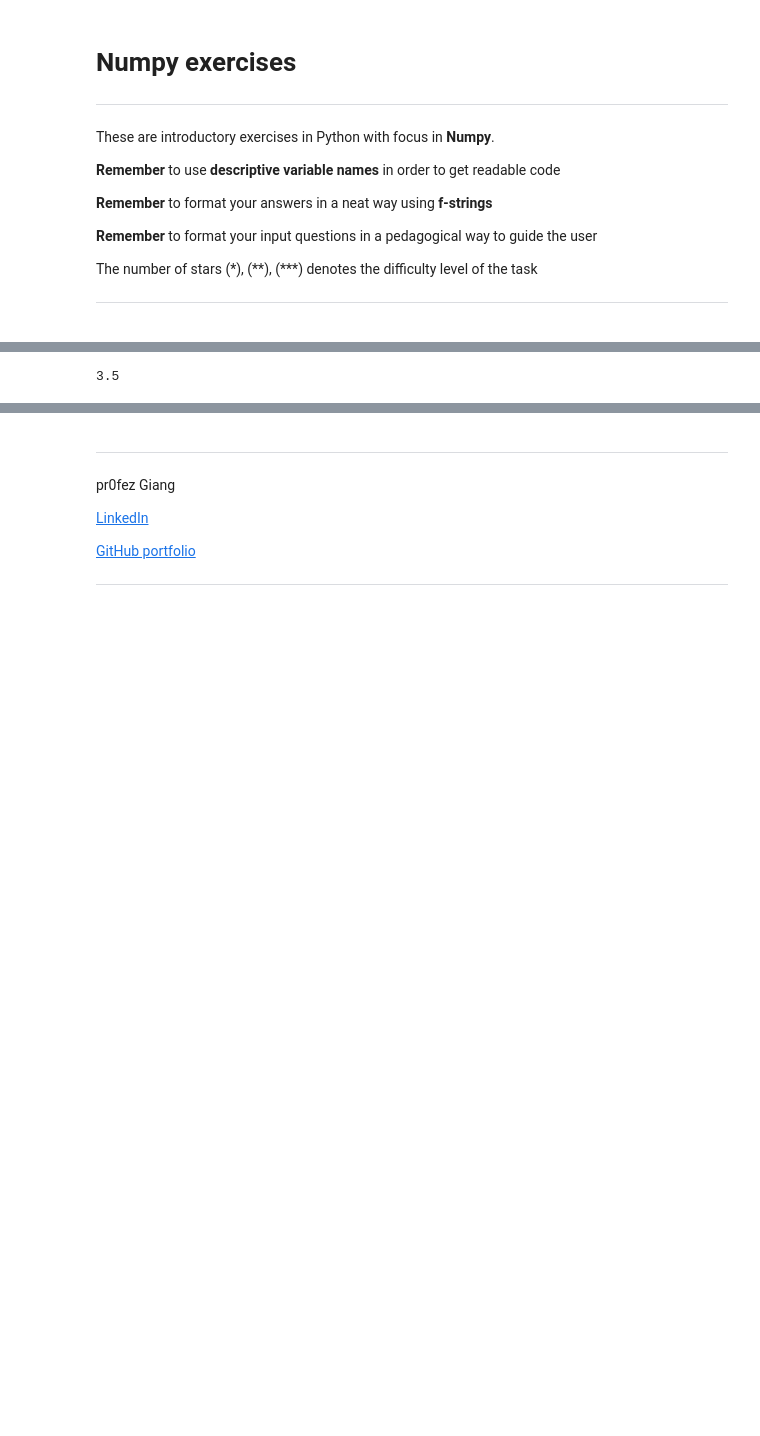
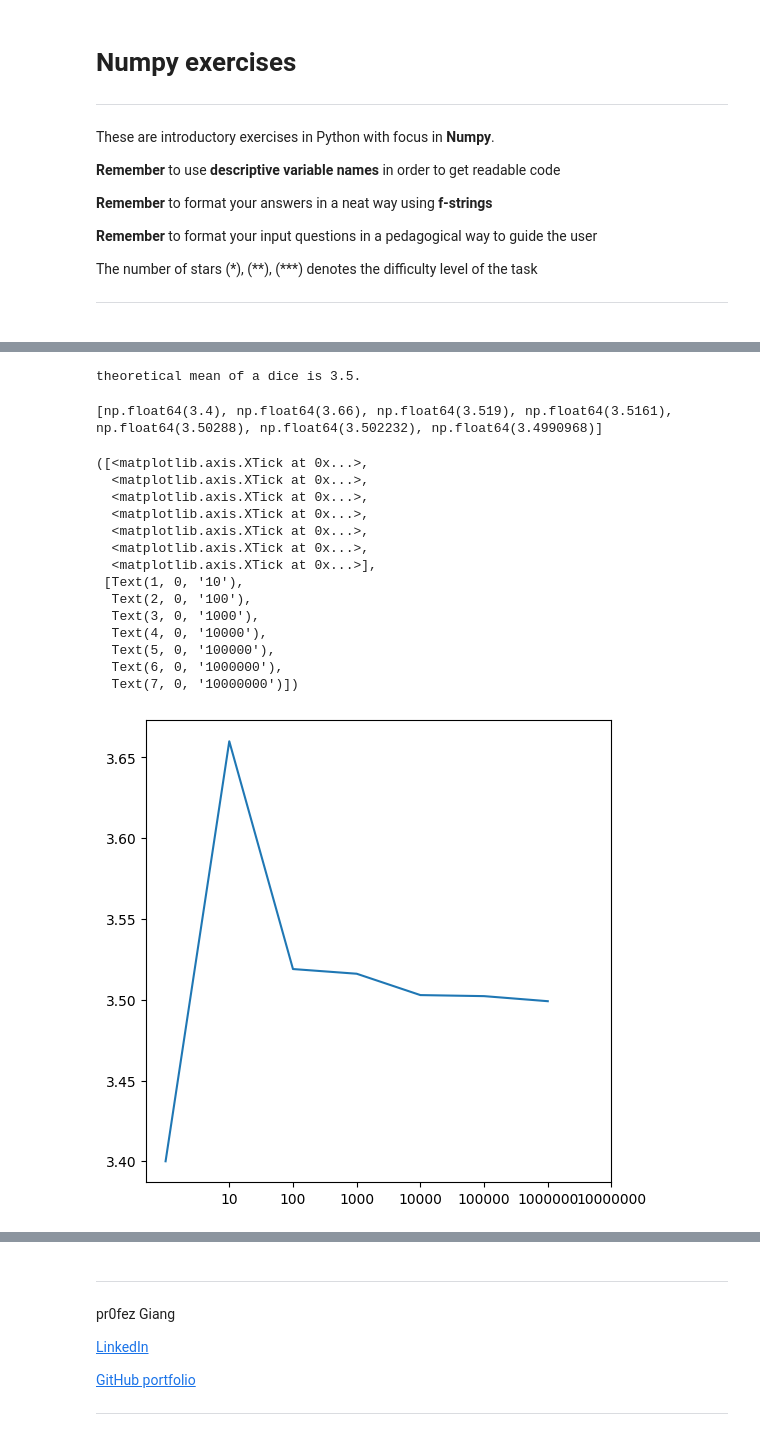
Before and after one commit to joan17920-lab/Python-programming-Joan-Z, a Jupyter notebook: Exercises/E10-numpy.ipynb, the cells around one changed output, grey strips where cells are left out. Drawn from its saved outputs; the diff is of its cells as text; code cells hidden in the pictures; blank space fills up the shorter version.

```diff
--- a/Exercises/E10-numpy.ipynb
+++ b/Exercises/E10-numpy.ipynb
@@ -50,7 +50,40 @@ b)
 </details>
 # %%
 import numpy as np
-i = np.mean(range(1,7))
-print (i)
+
+print (f"Theoretical mean of a dice is {np.mean(range(1,7))}.")
 # %% [output]
-3.5
+theoretical mean of a dice is 3.5.
+# %%
+import numpy as np
+import matplotlib.pyplot as plt
+
+i = [10**n for n in range (1,8)]
+
+mean = []
+for s in i :
+    dice_roll = np.random.randint(1,7,s)
+    dice_mean = np.mean(dice_roll)
+    mean.append(dice_mean)
+print(mean)
+
+plt.figure(figsize= (6,6) )
+plt.plot((mean))
+plt.xticks([1,2,3,4,5,6,7], i)
+# %% [output]
+[np.float64(3.4), np.float64(3.66), np.float64(3.519), np.float64(3.5161), np.float64(3.50288), np.float64(3.502232), np.float64(3.4990968)]
+([<matplotlib.axis.XTick at 0x...>,
+  <matplotlib.axis.XTick at 0x...>,
+  <matplotlib.axis.XTick at 0x...>,
+  <matplotlib.axis.XTick at 0x...>,
+  <matplotlib.axis.XTick at 0x...>,
+  <matplotlib.axis.XTick at 0x...>,
+  <matplotlib.axis.XTick at 0x...>],
+ [Text(1, 0, '10'),
+  Text(2, 0, '100'),
+  Text(3, 0, '1000'),
+  Text(4, 0, '10000'),
+  Text(5, 0, '100000'),
+  Text(6, 0, '1000000'),
+  Text(7, 0, '10000000')])
+[figure, added]
```
Also changed, not shown: parts of 5 cells of this notebook, 1 other file.
